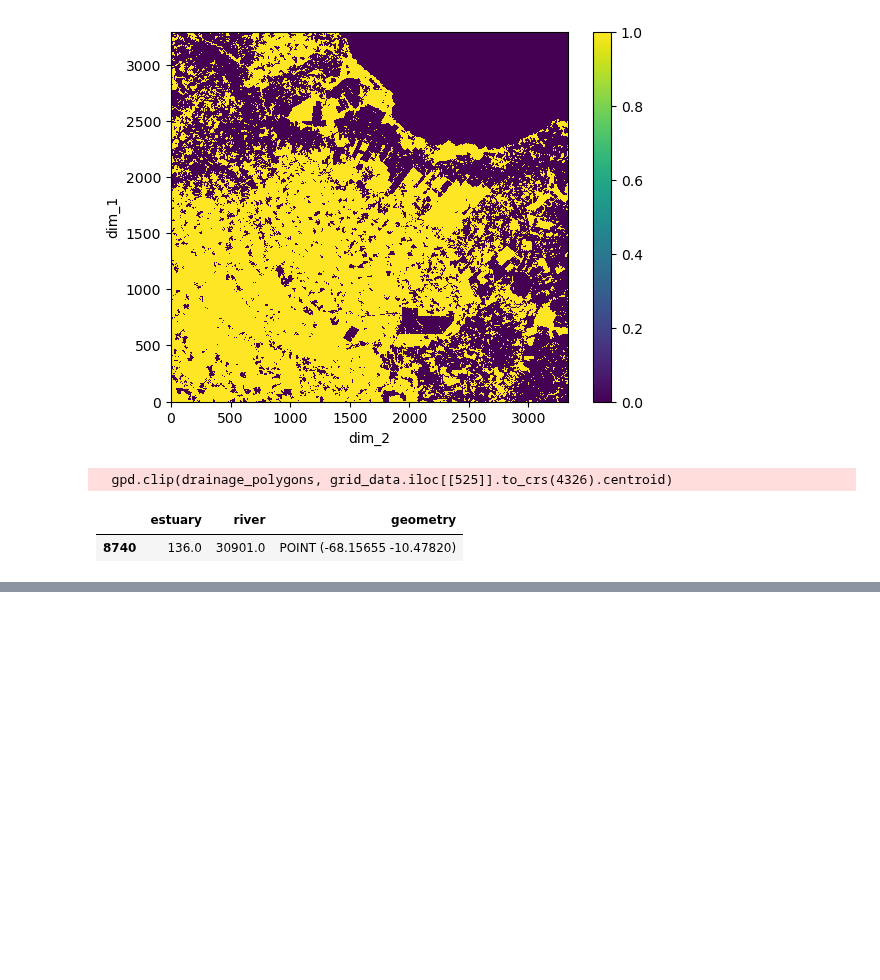
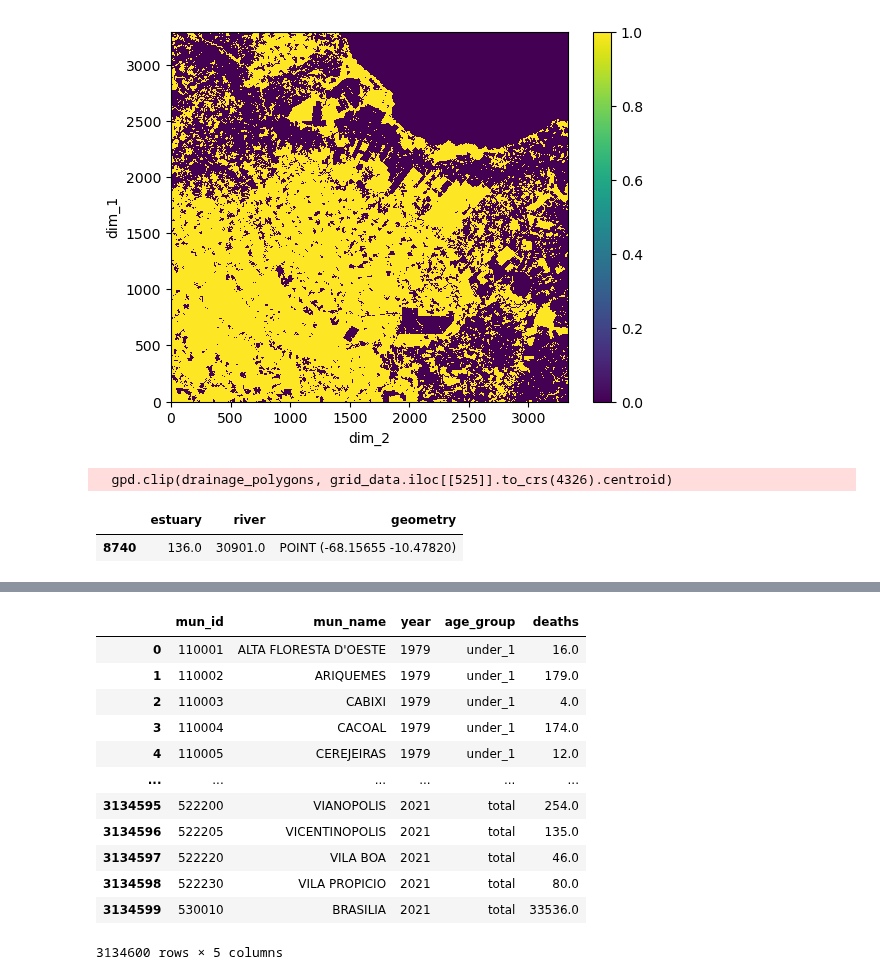
Before and after one commit to felixschulz385/Masterthesis, a Jupyter notebook: code/experiments/final_experiments.ipynb, the cells around one changed output, grey strips where cells are left out. Drawn from its saved outputs; the diff is of its cells as text; code cells hidden in the pictures; blank space fills up the shorter version.

```diff
--- a/code/experiments/final_experiments.ipynb
+++ b/code/experiments/final_experiments.ipynb
@@ -509,0 +554,17 @@ gpd.clip(drainage_polygons, )
+# %%
+# turn into long format
+scraping_results = scraping_results.melt(id_vars=["mun_id", "mun_name", "year"], var_name="age_group", value_name="deaths")
+# %% [output]
+|  | mun_id | mun_name | year | age_group | deaths |
+| 0 | 110001 | ALTA FLORESTA D'OESTE | 1979 | under_1 | 16.0 |
+| 1 | 110002 | ARIQUEMES | 1979 | under_1 | 179.0 |
+| 2 | 110003 | CABIXI | 1979 | under_1 | 4.0 |
+| 3 | 110004 | CACOAL | 1979 | under_1 | 174.0 |
+| 4 | 110005 | CEREJEIRAS | 1979 | under_1 | 12.0 |
+| ... | ... | ... | ... | ... | ... |
+| 3134595 | 522200 | VIANOPOLIS | 2021 | total | 254.0 |
+| 3134596 | 522205 | VICENTINOPOLIS | 2021 | total | 135.0 |
+| 3134597 | 522220 | VILA BOA | 2021 | total | 46.0 |
+| 3134598 | 522230 | VILA PROPICIO | 2021 | total | 80.0 |
+| 3134599 | 530010 | BRASILIA | 2021 | total | 33536.0 |
+3134600 rows × 5 columns
```
Also changed, not shown: parts of 13 cells of this notebook, 4 other files.
